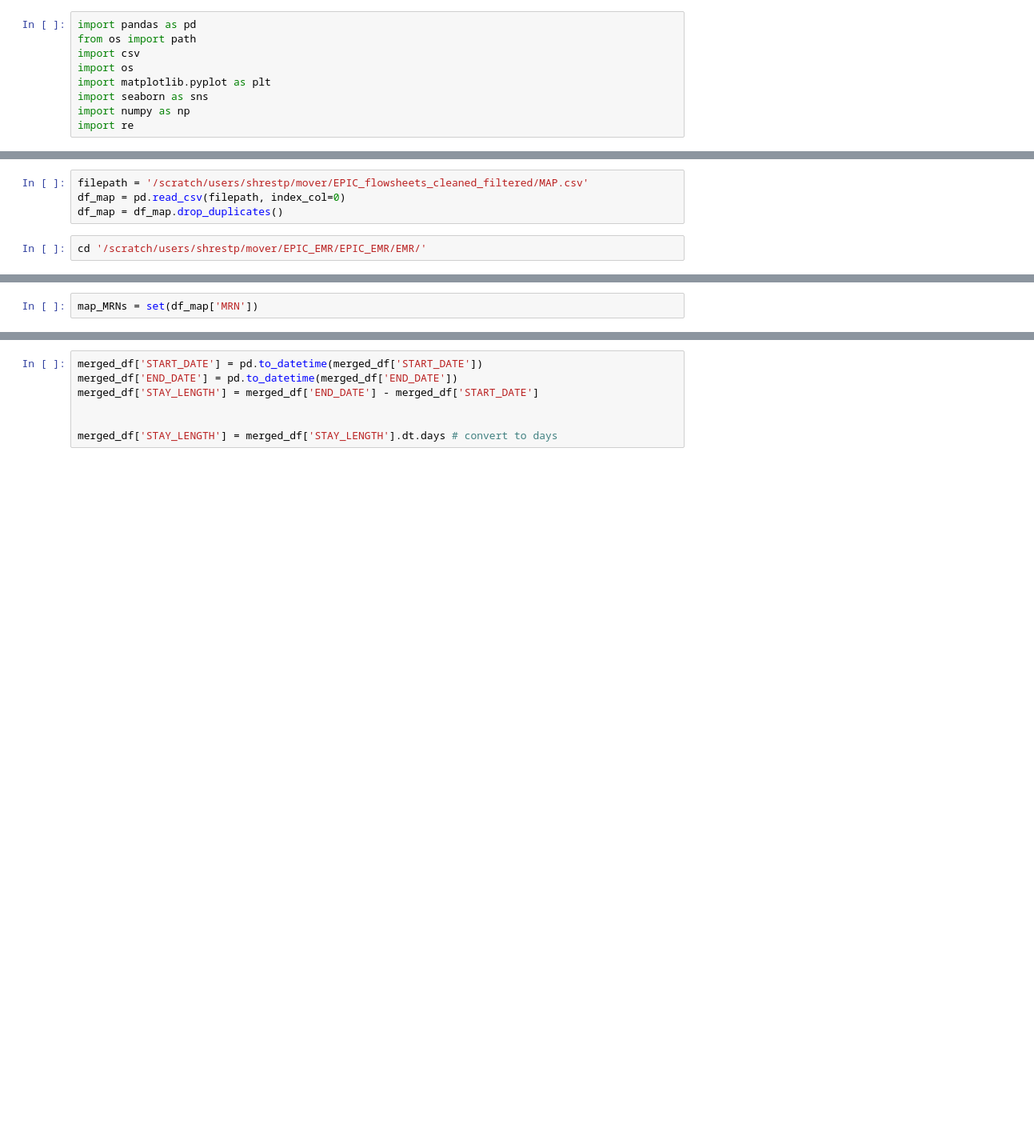
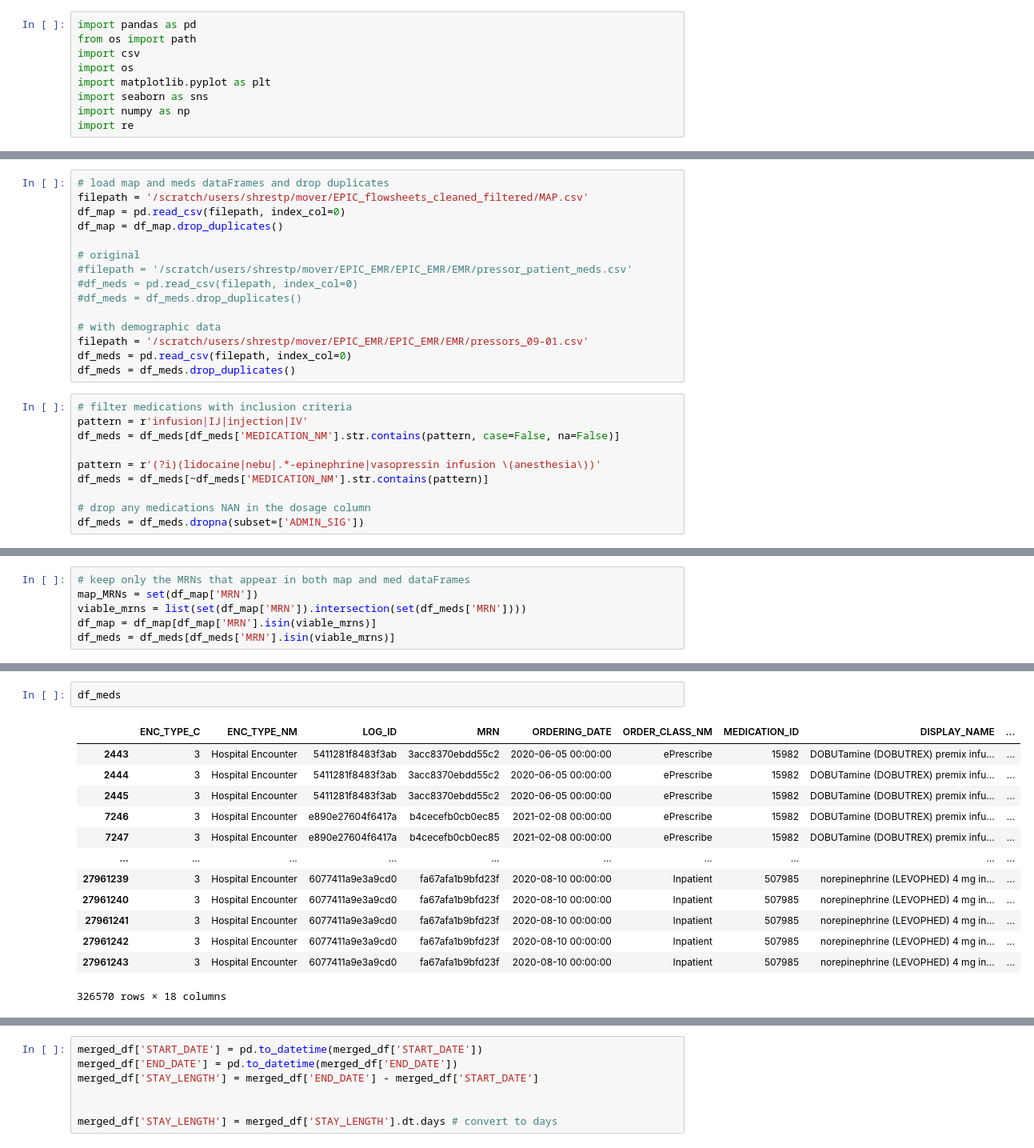
Before and after one commit to Priyankas007/mover_pressors, a Jupyter notebook: pressor_map_mapping_date.ipynb, the cells around one changed output, grey strips where cells are left out. Shown at 80% size. Drawn from its saved outputs; the diff is of its cells as text; blank space fills up the shorter version.

```diff
--- a/pressor_map_mapping.ipynb
+++ b/pressor_map_mapping_date.ipynb
@@ -10,6 +24,25 @@ import re
 # %%
+# load map and meds dataFrames and drop duplicates
 filepath = '/scratch/users/shrestp/mover/EPIC_flowsheets_cleaned_filtered/MAP.csv'
 df_map = pd.read_csv(filepath, index_col=0)
 df_map = df_map.drop_duplicates()
+
+# original
+#filepath = '/scratch/users/shrestp/mover/EPIC_EMR/EPIC_EMR/EMR/pressor_patient_meds.csv'
+#df_meds = pd.read_csv(filepath, index_col=0)
+#df_meds = df_meds.drop_duplicates()
+
+# with demographic data
+filepath = '/scratch/users/shrestp/mover/EPIC_EMR/EPIC_EMR/EMR/pressors_09-01.csv'
+df_meds = pd.read_csv(filepath, index_col=0)
+df_meds = df_meds.drop_duplicates()
 # %%
-cd '/scratch/users/shrestp/mover/EPIC_EMR/EPIC_EMR/EMR/'
+# filter medications with inclusion criteria
+pattern = r'infusion|IJ|injection|IV'
+df_meds = df_meds[df_meds['MEDICATION_NM'].str.contains(pattern, case=False, na=False)]
+
+pattern = r'(?i)(lidocaine|nebu|.*-epinephrine|vasopressin infusion \(anesthesia\))'
+df_meds = df_meds[~df_meds['MEDICATION_NM'].str.contains(pattern)]
+
+# drop any medications NAN in the dosage column
+df_meds = df_meds.dropna(subset=['ADMIN_SIG'])
@@ -61,2 +51,6 @@ df_meds['MRN'].nunique()
 # %%
+# keep only the MRNs that appear in both map and med dataFrames
 map_MRNs = set(df_map['MRN'])
+viable_mrns = list(set(df_map['MRN']).intersection(set(df_meds['MRN'])))
+df_map = df_map[df_map['MRN'].isin(viable_mrns)]
+df_meds = df_meds[df_meds['MRN'].isin(viable_mrns)]
@@ -78,0 +76,16 @@ len(action_times)
+# %%
+df_meds
+# %% [output]
+|  | ENC_TYPE_C | ENC_TYPE_NM | LOG_ID | MRN | ORDERING_DATE | ORDER_CLASS_NM | MEDICATION_ID | DISPLAY_NAME | ... |
+| 2443 | 3 | Hospital Encounter | 5411281f8483f3ab | 3acc8370ebdd55c2 | 2020-06-05 00:00:00 | ePrescribe | 15982 | DOBUTamine (DOBUTREX) premix infu... | ... |
+| 2444 | 3 | Hospital Encounter | 5411281f8483f3ab | 3acc8370ebdd55c2 | 2020-06-05 00:00:00 | ePrescribe | 15982 | DOBUTamine (DOBUTREX) premix infu... | ... |
+| 2445 | 3 | Hospital Encounter | 5411281f8483f3ab | 3acc8370ebdd55c2 | 2020-06-05 00:00:00 | ePrescribe | 15982 | DOBUTamine (DOBUTREX) premix infu... | ... |
+| 7246 | 3 | Hospital Encounter | e890e27604f6417a | b4cecefb0cb0ec85 | 2021-02-08 00:00:00 | ePrescribe | 15982 | DOBUTamine (DOBUTREX) premix infu... | ... |
+| 7247 | 3 | Hospital Encounter | e890e27604f6417a | b4cecefb0cb0ec85 | 2021-02-08 00:00:00 | ePrescribe | 15982 | DOBUTamine (DOBUTREX) premix infu... | ... |
+| ... | ... | ... | ... | ... | ... | ... | ... | ... | ... |
+| 27961239 | 3 | Hospital Encounter | 6077411a9e3a9cd0 | fa67afa1b9bfd23f | 2020-08-10 00:00:00 | Inpatient | 507985 | norepinephrine (LEVOPHED) 4 mg in... | ... |
+| 27961240 | 3 | Hospital Encounter | 6077411a9e3a9cd0 | fa67afa1b9bfd23f | 2020-08-10 00:00:00 | Inpatient | 507985 | norepinephrine (LEVOPHED) 4 mg in... | ... |
+| 27961241 | 3 | Hospital Encounter | 6077411a9e3a9cd0 | fa67afa1b9bfd23f | 2020-08-10 00:00:00 | Inpatient | 507985 | norepinephrine (LEVOPHED) 4 mg in... | ... |
+| 27961242 | 3 | Hospital Encounter | 6077411a9e3a9cd0 | fa67afa1b9bfd23f | 2020-08-10 00:00:00 | Inpatient | 507985 | norepinephrine (LEVOPHED) 4 mg in... | ... |
+| 27961243 | 3 | Hospital Encounter | 6077411a9e3a9cd0 | fa67afa1b9bfd23f | 2020-08-10 00:00:00 | Inpatient | 507985 | norepinephrine (LEVOPHED) 4 mg in... | ... |
+326570 rows × 18 columns
```
Also changed, not shown: parts of 41 cells of this notebook, 1 other file.
